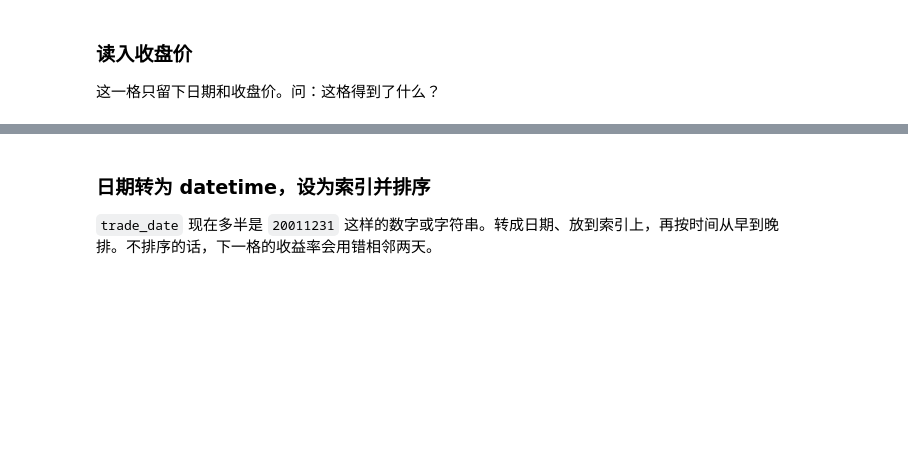
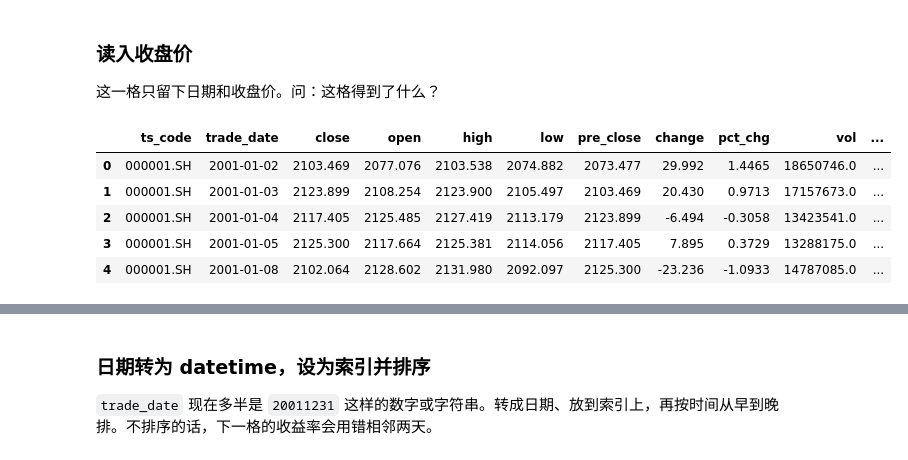
Before and after one commit to haichaozheng/my-app-2026, a Jupyter notebook: data-analysis/weeks/week05/EDA.ipynb, the cells around one changed output, grey strips where cells are left out. Drawn from its saved outputs; the diff is of its cells as text; code cells hidden in the pictures; blank space fills up the shorter version.

```diff
--- a/data-analysis/weeks/week05/EDA.ipynb
+++ b/data-analysis/weeks/week05/EDA.ipynb
@@ -37,7 +41,14 @@ raw["trade_date"].min(), raw["trade_date"].max(), raw.shape
 这一格只留下日期和收盘价。问：这格得到了什么？
 # %%
 # 读取数据 read_csv函数 - read_csv("sh_index_daily.csv")
-df =
+df = pd.read_csv("sh_index_daily.csv")
 df.head()
+# %% [output]
+|  | ts_code | trade_date | close | open | high | low | pre_close | change | pct_chg | vol | ... |
+| 0 | 000001.SH | 2001-01-02 | 2103.469 | 2077.076 | 2103.538 | 2074.882 | 2073.477 | 29.992 | 1.4465 | 18650746.0 | ... |
+| 1 | 000001.SH | 2001-01-03 | 2123.899 | 2108.254 | 2123.900 | 2105.497 | 2103.469 | 20.430 | 0.9713 | 17157673.0 | ... |
+| 2 | 000001.SH | 2001-01-04 | 2117.405 | 2125.485 | 2127.419 | 2113.179 | 2123.899 | -6.494 | -0.3058 | 13423541.0 | ... |
+| 3 | 000001.SH | 2001-01-05 | 2125.300 | 2117.664 | 2125.381 | 2114.056 | 2117.405 | 7.895 | 0.3729 | 13288175.0 | ... |
+| 4 | 000001.SH | 2001-01-08 | 2102.064 | 2128.602 | 2131.980 | 2092.097 | 2125.300 | -23.236 | -1.0933 | 14787085.0 | ... |
 # %%
 # 这里是对df数据按列做切片 - df[["trade_date", "close"]].copy()
```
Also changed, not shown: parts of 25 cells of this notebook, 15 other files.
